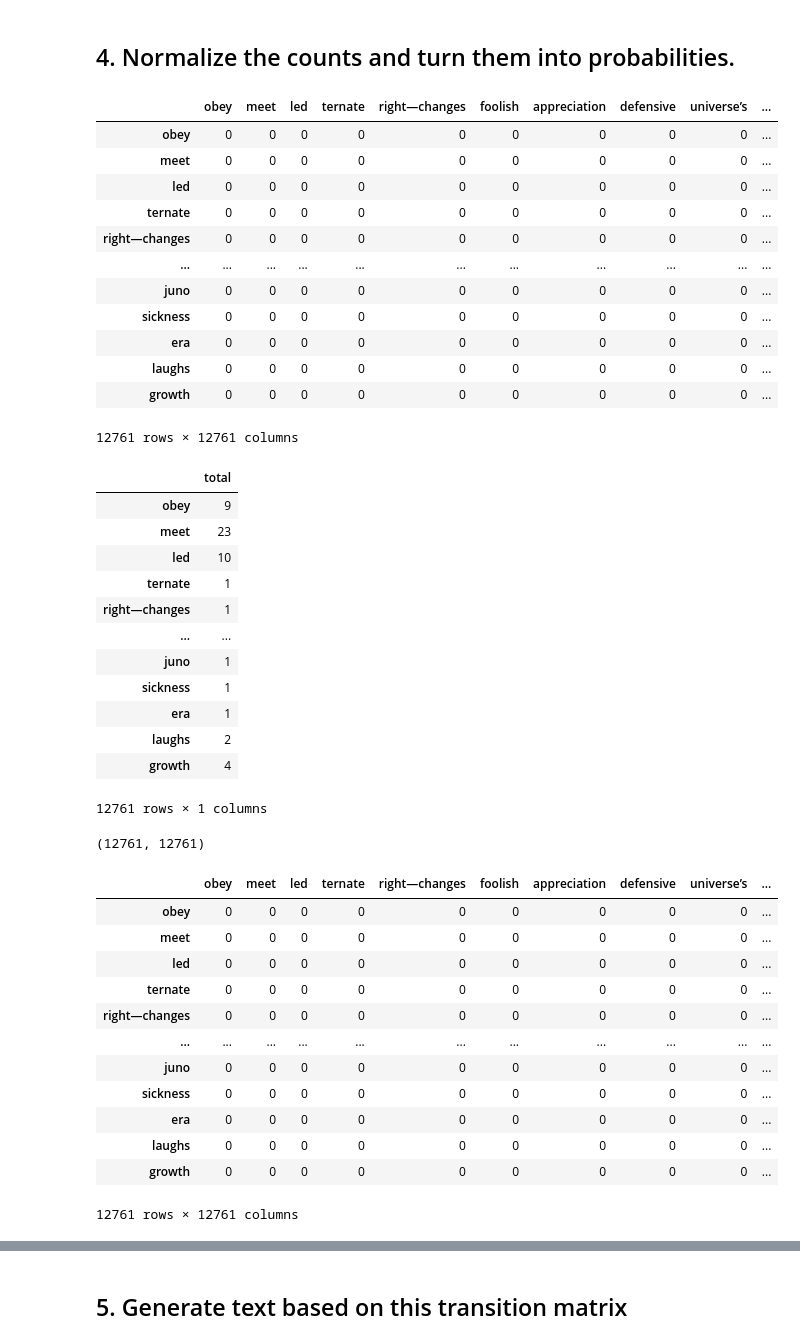
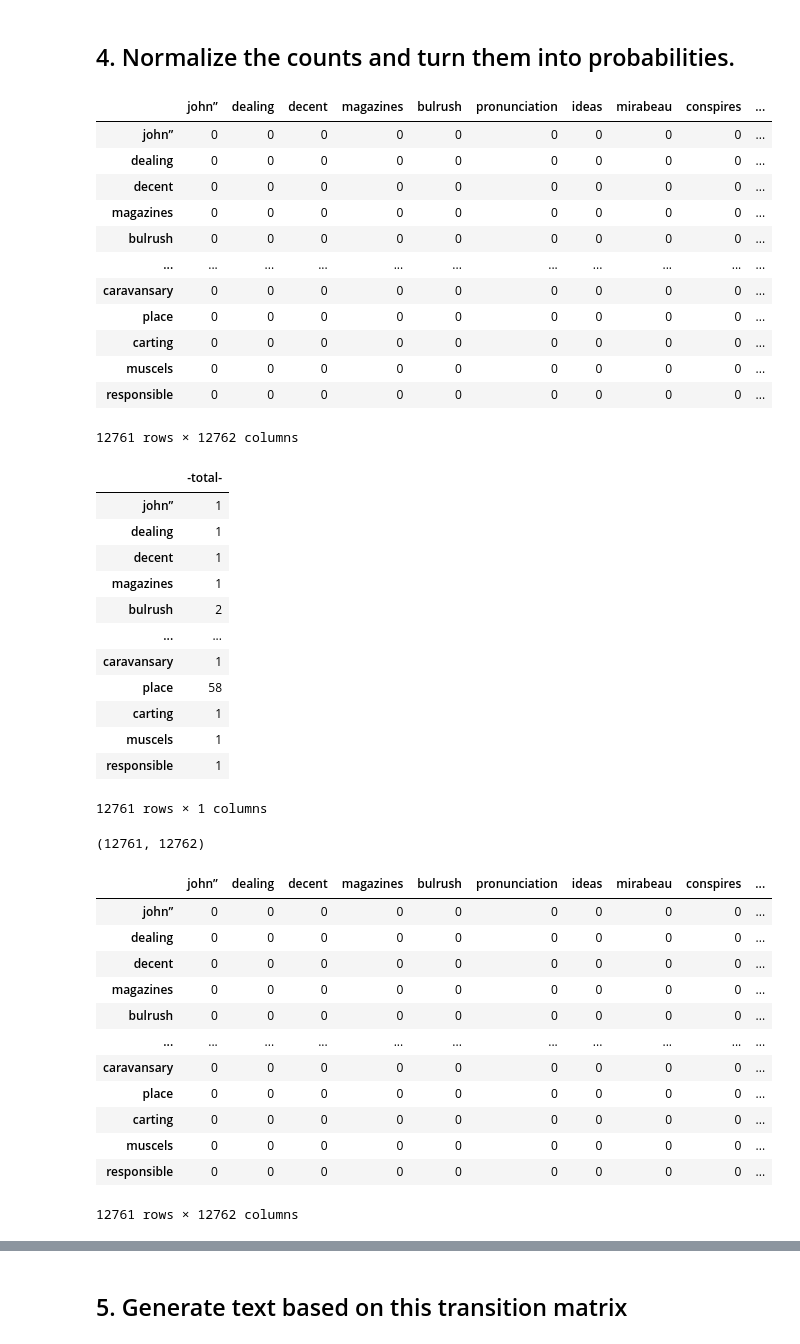
Before and after one commit to gongl1/generate_text_file_with_Python, a Jupyter notebook: Generate Walden.ipynb, the cells around one changed output, grey strips where cells are left out. Drawn from its saved outputs; the diff is of its cells as text; code cells hidden in the pictures.

```diff
--- a/Generate Walden.ipynb
+++ b/Generate Walden.ipynb
@@ -125,57 +125,57 @@ Length: 12761, dtype: int64
 # %% [markdown]
 ## 4. Normalize the counts and turn them into probabilities.
 # %%
-transitionmatrix['total'] = transitionmatrix.sum(axis=1)
+transitionmatrix['-total-'] = transitionmatrix.sum(axis=1)
 transitionmatrix
 # %% [output]
-|  | obey | meet | led | ternate | right—changes | foolish | appreciation | defensive | universe’s | ... |
-| obey | 0 | 0 | 0 | 0 | 0 | 0 | 0 | 0 | 0 | ... |
-| meet | 0 | 0 | 0 | 0 | 0 | 0 | 0 | 0 | 0 | ... |
-| led | 0 | 0 | 0 | 0 | 0 | 0 | 0 | 0 | 0 | ... |
-| ternate | 0 | 0 | 0 | 0 | 0 | 0 | 0 | 0 | 0 | ... |
-| right—changes | 0 | 0 | 0 | 0 | 0 | 0 | 0 | 0 | 0 | ... |
+|  | john” | dealing | decent | magazines | bulrush | pronunciation | ideas | mirabeau | conspires | ... |
+| john” | 0 | 0 | 0 | 0 | 0 | 0 | 0 | 0 | 0 | ... |
+| dealing | 0 | 0 | 0 | 0 | 0 | 0 | 0 | 0 | 0 | ... |
+| decent | 0 | 0 | 0 | 0 | 0 | 0 | 0 | 0 | 0 | ... |
+| magazines | 0 | 0 | 0 | 0 | 0 | 0 | 0 | 0 | 0 | ... |
+| bulrush | 0 | 0 | 0 | 0 | 0 | 0 | 0 | 0 | 0 | ... |
 | ... | ... | ... | ... | ... | ... | ... | ... | ... | ... | ... |
-| juno | 0 | 0 | 0 | 0 | 0 | 0 | 0 | 0 | 0 | ... |
-| sickness | 0 | 0 | 0 | 0 | 0 | 0 | 0 | 0 | 0 | ... |
-| era | 0 | 0 | 0 | 0 | 0 | 0 | 0 | 0 | 0 | ... |
-| laughs | 0 | 0 | 0 | 0 | 0 | 0 | 0 | 0 | 0 | ... |
-| growth | 0 | 0 | 0 | 0 | 0 | 0 | 0 | 0 | 0 | ... |
+| caravansary | 0 | 0 | 0 | 0 | 0 | 0 | 0 | 0 | 0 | ... |
+| place | 0 | 0 | 0 | 0 | 0 | 0 | 0 | 0 | 0 | ... |
+| carting | 0 | 0 | 0 | 0 | 0 | 0 | 0 | 0 | 0 | ... |
+| muscels | 0 | 0 | 0 | 0 | 0 | 0 | 0 | 0 | 0 | ... |
+| responsible | 0 | 0 | 0 | 0 | 0 | 0 | 0 | 0 | 0 | ... |
-12761 rows × 12761 columns
+12761 rows × 12762 columns
 # %%
-transitionmatrix[['total']]
+transitionmatrix[['-total-']]
 # %% [output]
-|  | total |
-| obey | 9 |
-| meet | 23 |
-| led | 10 |
-| ternate | 1 |
-| right—changes | 1 |
+|  | -total- |
+| john” | 1 |
+| dealing | 1 |
+| decent | 1 |
+| magazines | 1 |
+| bulrush | 2 |
 | ... | ... |
-| juno | 1 |
-| sickness | 1 |
-| era | 1 |
-| laughs | 2 |
-| growth | 4 |
+| caravansary | 1 |
+| place | 58 |
+| carting | 1 |
+| muscels | 1 |
+| responsible | 1 |
 12761 rows × 1 columns
 # %%
 transitionmatrix.shape
 # %% [output]
-(12761, 12761)
+(12761, 12762)
 # %%
 transitionmatrix_probabilities = transitionmatrix.copy()
 transitionmatrix_probabilities
 # %% [output]
-|  | obey | meet | led | ternate | right—changes | foolish | appreciation | defensive | universe’s | ... |
-| obey | 0 | 0 | 0 | 0 | 0 | 0 | 0 | 0 | 0 | ... |
-| meet | 0 | 0 | 0 | 0 | 0 | 0 | 0 | 0 | 0 | ... |
-| led | 0 | 0 | 0 | 0 | 0 | 0 | 0 | 0 | 0 | ... |
-| ternate | 0 | 0 | 0 | 0 | 0 | 0 | 0 | 0 | 0 | ... |
-| right—changes | 0 | 0 | 0 | 0 | 0 | 0 | 0 | 0 | 0 | ... |
+|  | john” | dealing | decent | magazines | bulrush | pronunciation | ideas | mirabeau | conspires | ... |
+| john” | 0 | 0 | 0 | 0 | 0 | 0 | 0 | 0 | 0 | ... |
+| dealing | 0 | 0 | 0 | 0 | 0 | 0 | 0 | 0 | 0 | ... |
+| decent | 0 | 0 | 0 | 0 | 0 | 0 | 0 | 0 | 0 | ... |
+| magazines | 0 | 0 | 0 | 0 | 0 | 0 | 0 | 0 | 0 | ... |
+| bulrush | 0 | 0 | 0 | 0 | 0 | 0 | 0 | 0 | 0 | ... |
 | ... | ... | ... | ... | ... | ... | ... | ... | ... | ... | ... |
-| juno | 0 | 0 | 0 | 0 | 0 | 0 | 0 | 0 | 0 | ... |
-| sickness | 0 | 0 | 0 | 0 | 0 | 0 | 0 | 0 | 0 | ... |
-| era | 0 | 0 | 0 | 0 | 0 | 0 | 0 | 0 | 0 | ... |
-| laughs | 0 | 0 | 0 | 0 | 0 | 0 | 0 | 0 | 0 | ... |
-| growth | 0 | 0 | 0 | 0 | 0 | 0 | 0 | 0 | 0 | ... |
+| caravansary | 0 | 0 | 0 | 0 | 0 | 0 | 0 | 0 | 0 | ... |
+| place | 0 | 0 | 0 | 0 | 0 | 0 | 0 | 0 | 0 | ... |
+| carting | 0 | 0 | 0 | 0 | 0 | 0 | 0 | 0 | 0 | ... |
+| muscels | 0 | 0 | 0 | 0 | 0 | 0 | 0 | 0 | 0 | ... |
+| responsible | 0 | 0 | 0 | 0 | 0 | 0 | 0 | 0 | 0 | ... |
-12761 rows × 12761 columns
+12761 rows × 12762 columns
 # %%
```
Also changed, not shown: parts of 9 cells of this notebook.
